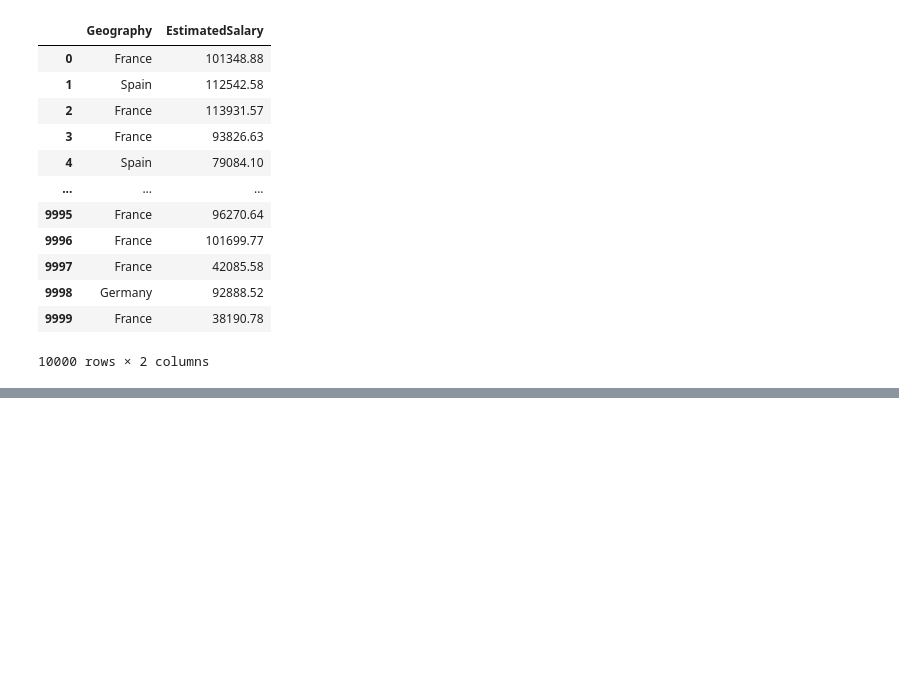
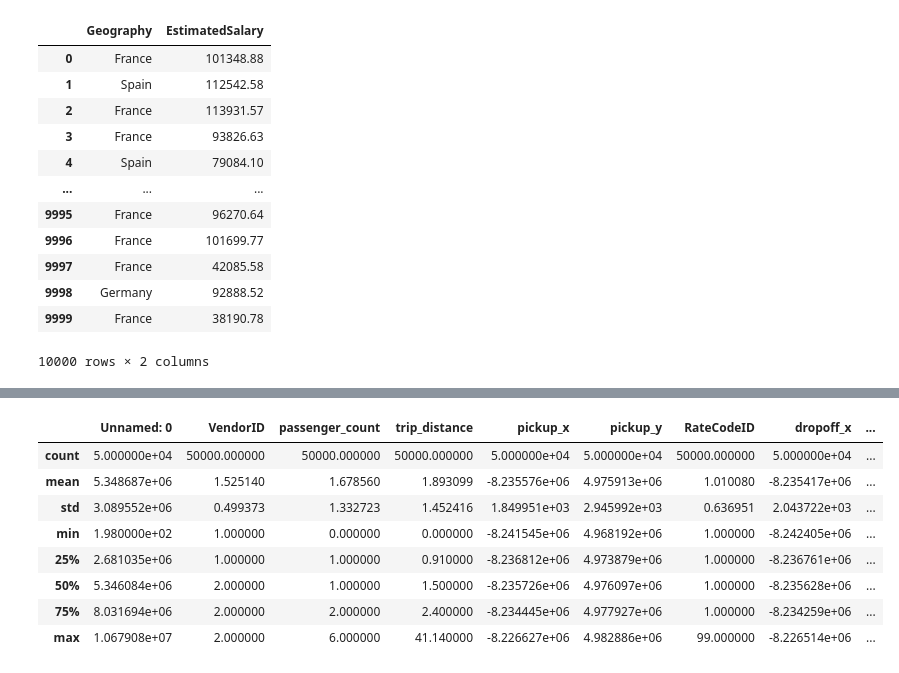
Before and after one commit to manishgurungxon/MachineLearningPy, a Jupyter notebook: MachineLearningDataFrameExportImportipynb.ipynb, the cells around one changed output, grey strips where cells are left out. Saved outputs shown, nothing was run; the diff lists cells and outputs as text; code cells hidden in the pictures; blank space fills up the shorter version.

```diff
--- a/MachineLearningDataFrameExportImportipynb.ipynb
+++ b/MachineLearningDataFrameExportImportipynb.ipynb
@@ -355,0 +381,12 @@ churn_df[['Geography','EstimatedSalary']]
+# %%
+nyctaxi_df.describe()
+# %% [output]
+|  | Unnamed: 0 | VendorID | passenger_count | trip_distance | pickup_x | pickup_y | RateCodeID | dropoff_x | ... |
+| count | 5.000000e+04 | 50000.000000 | 50000.000000 | 50000.000000 | 5.000000e+04 | 5.000000e+04 | 50000.000000 | 5.000000e+04 | ... |
+| mean | 5.348687e+06 | 1.525140 | 1.678560 | 1.893099 | -8.235576e+06 | 4.975913e+06 | 1.010080 | -8.235417e+06 | ... |
+| std | 3.089552e+06 | 0.499373 | 1.332723 | 1.452416 | 1.849951e+03 | 2.945992e+03 | 0.636951 | 2.043722e+03 | ... |
+| min | 1.980000e+02 | 1.000000 | 0.000000 | 0.000000 | -8.241545e+06 | 4.968192e+06 | 1.000000 | -8.242405e+06 | ... |
+| 25% | 2.681035e+06 | 1.000000 | 1.000000 | 0.910000 | -8.236812e+06 | 4.973879e+06 | 1.000000 | -8.236761e+06 | ... |
+| 50% | 5.346084e+06 | 2.000000 | 1.000000 | 1.500000 | -8.235726e+06 | 4.976097e+06 | 1.000000 | -8.235628e+06 | ... |
+| 75% | 8.031694e+06 | 2.000000 | 2.000000 | 2.400000 | -8.234445e+06 | 4.977927e+06 | 1.000000 | -8.234259e+06 | ... |
+| max | 1.067908e+07 | 2.000000 | 6.000000 | 41.140000 | -8.226627e+06 | 4.982886e+06 | 99.000000 | -8.226514e+06 | ... |
```
Also changed, not shown: parts of 9 cells of this notebook.
